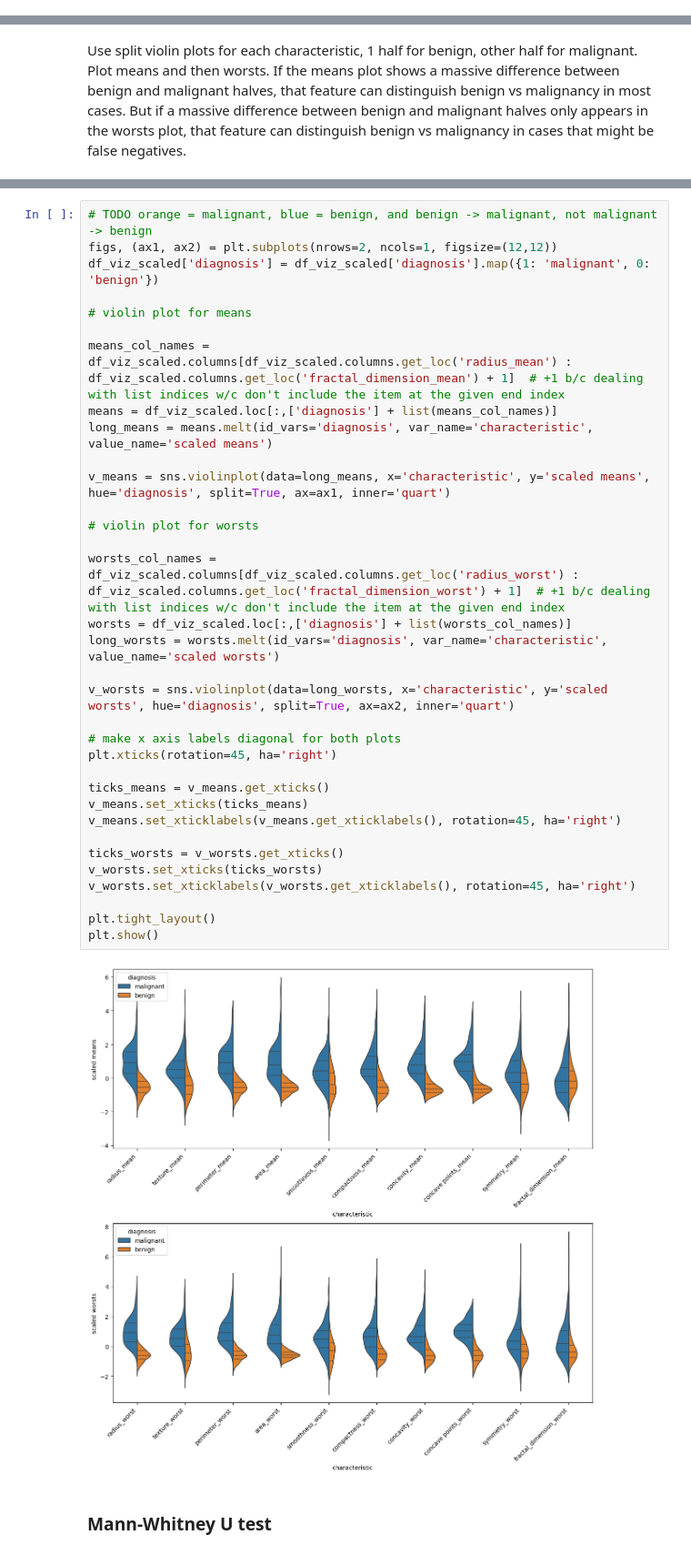
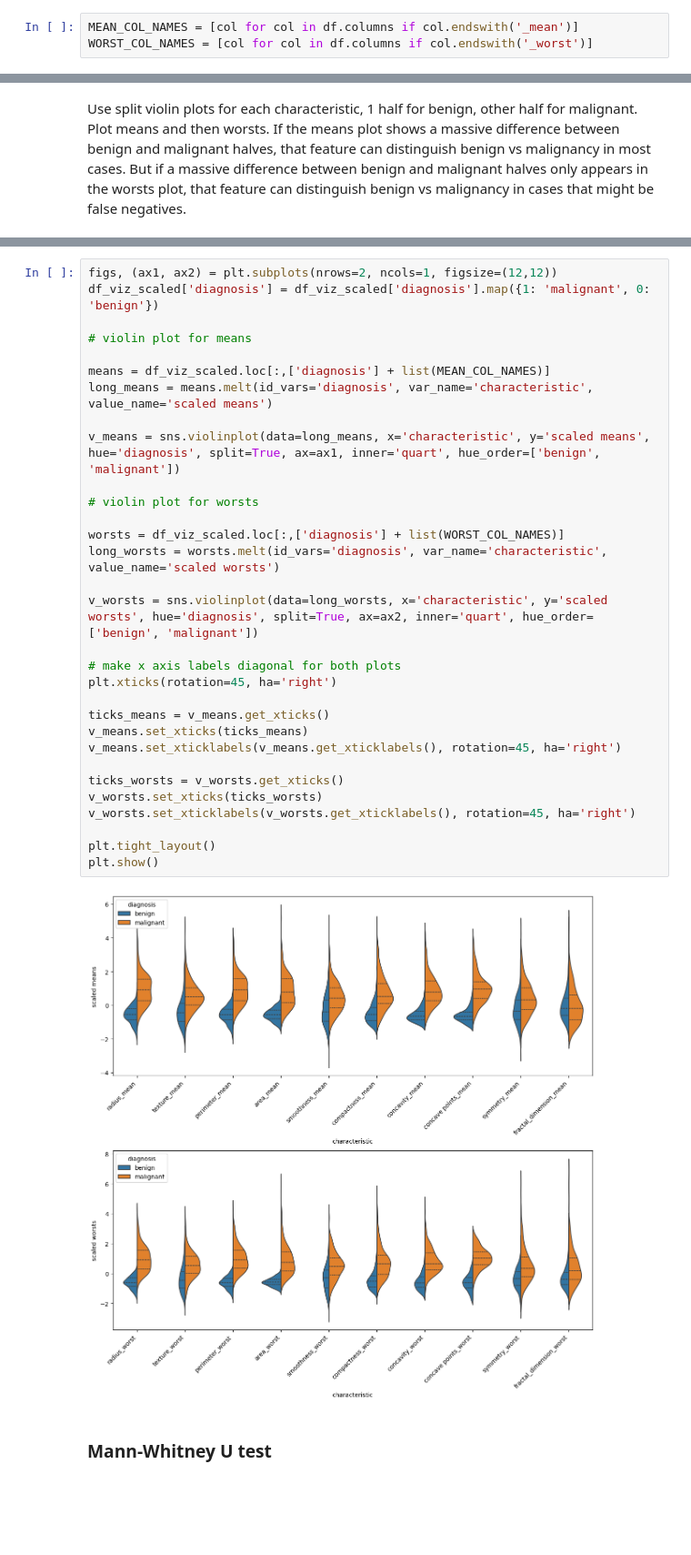
Before and after one commit to ThereseColeongco/classifier-breast-cancer, a Jupyter notebook: classifier.ipynb, the cells around one changed output, grey strips where cells are left out. Shown at 91% size. Cells and saved outputs as stored; diff of their text form; blank space fills up the shorter version.

```diff
--- a/classifier.ipynb
+++ b/classifier.ipynb
@@ -196,6 +196,9 @@ concave points_mean <---> concave points_worst : (r = 0.910)
 radius_worst <---> perimeter_worst : (r = 0.994)
 radius_worst <---> area_worst : (r = 0.984)
 perimeter_worst <---> area_worst : (r = 0.978)
+# %%
+MEAN_COL_NAMES = [col for col in df.columns if col.endswith('_mean')]
+WORST_COL_NAMES = [col for col in df.columns if col.endswith('_worst')]
 # %% [markdown]
 ### Violin plots
 # %% [markdown]
@@ -212,39 +229,36 @@ df_viz_scaled
 # %%
-# TODO orange = malignant, blue = benign, and benign -> malignant, not malignant -> benign
 figs, (ax1, ax2) = plt.subplots(nrows=2, ncols=1, figsize=(12,12))
 df_viz_scaled['diagnosis'] = df_viz_scaled['diagnosis'].map({1: 'malignant', 0: 'benign'})
 
 # violin plot for means
 
-means_col_names = df_viz_scaled.columns[df_viz_scaled.columns.get_loc('radius_mean') : df_viz_scaled.columns.get_loc('fractal_dimension_mean') + 1]  # +1 b/c dealing with list indices w/c don't include the item at the given end index
-means = df_viz_scaled.loc[:,['diagnosis'] + list(means_col_names)]
+means = df_viz_scaled.loc[:,['diagnosis'] + list(MEAN_COL_NAMES)]
 long_means = means.melt(id_vars='diagnosis', var_name='characteristic', value_name='scaled means')
 
-v_means = sns.violinplot(data=long_means, x='characteristic', y='scaled means', hue='diagnosis', split=True, ax=ax1, inner='quart')
+v_means = sns.violinplot(data=long_means, x='characteristic', y='scaled means', hue='diagnosis', split=True, ax=ax1, inner='quart', hue_order=['benign', 'malignant'])
 
 # violin plot for worsts
 
-worsts_col_names = df_viz_scaled.columns[df_viz_scaled.columns.get_loc('radius_worst') : df_viz_scaled.columns.get_loc('fractal_dimension_worst') + 1]  # +1 b/c dealing with list indices w/c don't include the item at the given end index
-worsts = df_viz_scaled.loc[:,['diagnosis'] + list(worsts_col_names)]
+worsts = df_viz_scaled.loc[:,['diagnosis'] + list(WORST_COL_NAMES)]
 long_worsts = worsts.melt(id_vars='diagnosis', var_name='characteristic', value_name='scaled worsts')
 
-v_worsts = sns.violinplot(data=long_worsts, x='characteristic', y='scaled worsts', hue='diagnosis', split=True, ax=ax2, inner='quart')
+v_worsts = sns.violinplot(data=long_worsts, x='characteristic', y='scaled worsts', hue='diagnosis', split=True, ax=ax2, inner='quart', hue_order=['benign', 'malignant'])
 
 # make x axis labels diagonal for both plots
 plt.xticks(rotation=45, ha='right')
 
 ticks_means = v_means.get_xticks()
 v_means.set_xticks(ticks_means)
 v_means.set_xticklabels(v_means.get_xticklabels(), rotation=45, ha='right')
 
 ticks_worsts = v_worsts.get_xticks()
 v_worsts.set_xticks(ticks_worsts)
 v_worsts.set_xticklabels(v_worsts.get_xticklabels(), rotation=45, ha='right')
 
 plt.tight_layout()
 plt.show()
 # %% [output]
-[figure, old version]
+[figure, new version]
 # %% [markdown]
 ### Mann-Whitney U test
 # %%
```
Also changed, not shown: parts of 3 cells of this notebook.
